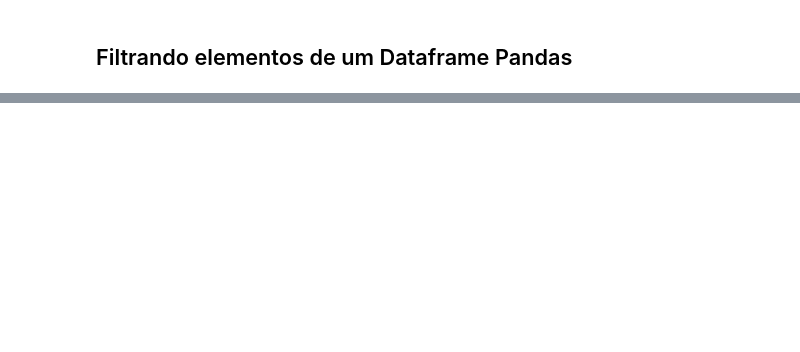
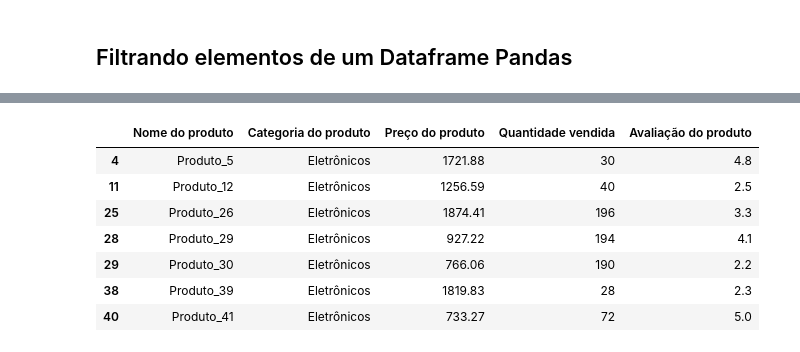
Before and after one commit to alxmart/Python_IA_Aplicada, a Jupyter notebook: Python_IA_Aplicada.ipynb, the cells around one changed output, grey strips where cells are left out. Saved outputs shown, nothing was run; the diff lists cells and outputs as text; code cells hidden in the pictures; blank space fills up the shorter version.

```diff
--- a/Python_IA_Aplicada.ipynb
+++ b/Python_IA_Aplicada.ipynb
@@ -1182,4 +1328,13 @@ filtro_menor_2.shape
 # %%
-df_produtos[(df_produtos["Categoria do produto"] == "Informática") & (df_produtos["Preço do produto"] >= 350.0)]
+df_produtos[(df_produtos["Categoria do produto"] == "Eletrônicos") & (df_produtos["Preço do produto"] >= 550.0)]
+# %% [output]
+|  | Nome do produto | Categoria do produto | Preço do produto | Quantidade vendida | Avaliação do produto |
+| 4 | Produto_5 | Eletrônicos | 1721.88 | 30 | 4.8 |
+| 11 | Produto_12 | Eletrônicos | 1256.59 | 40 | 2.5 |
+| 25 | Produto_26 | Eletrônicos | 1874.41 | 196 | 3.3 |
+| 28 | Produto_29 | Eletrônicos | 927.22 | 194 | 4.1 |
+| 29 | Produto_30 | Eletrônicos | 766.06 | 190 | 2.2 |
+| 38 | Produto_39 | Eletrônicos | 1819.83 | 28 | 2.3 |
+| 40 | Produto_41 | Eletrônicos | 733.27 | 72 | 5.0 |
 # %%
 df_produtos.iloc[15]
```
Also changed, not shown: parts of 32 cells of this notebook.
